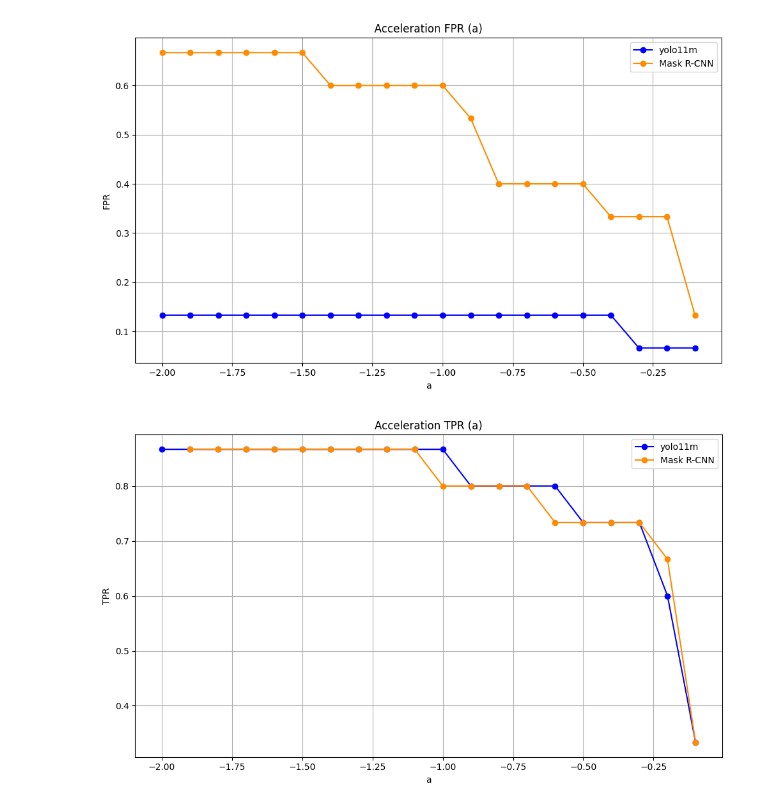
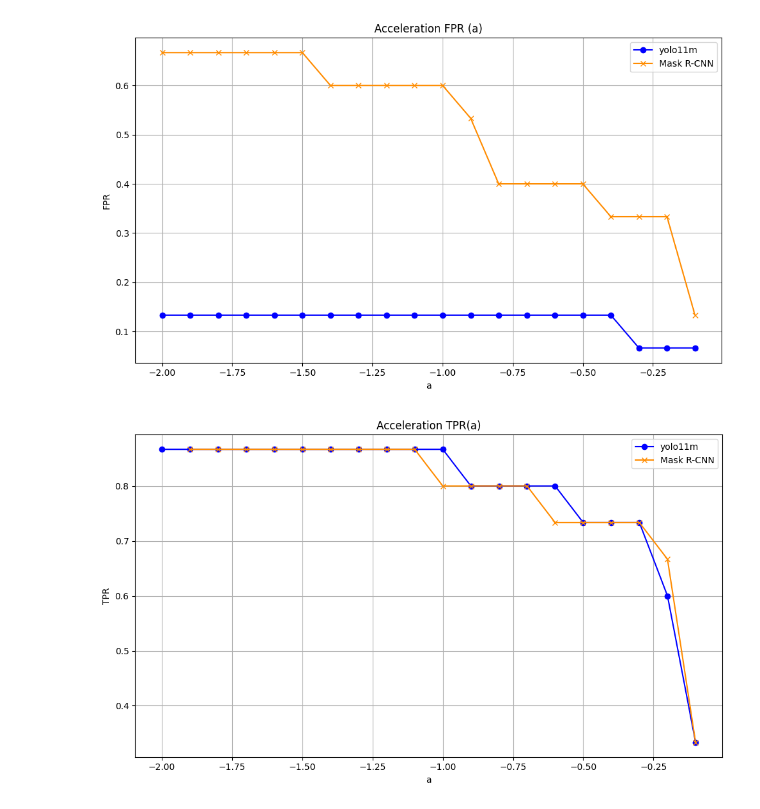
Before and after one commit to TomaszFilip/MasterThesis, a Jupyter notebook: plot.ipynb, the cells around one changed output. Saved outputs shown, nothing was run; the diff lists cells and outputs as text; code cells hidden in the pictures.

```diff
--- a/plot.ipynb
+++ b/plot.ipynb
@@ -45,35 +45,35 @@ df = pd.read_csv('accident_yolo.csv')  # Replace with your actual file path
 
 # Compute FPR
 df['TPR'] = df['accident_count'] / df['total_count']
 df['A'] = df['A'] / 10
 
 # Plot FPR vs A
 plt.figure(figsize=(10, 6))
 plt.plot(df['A'], df['TPR'], label='yolo11m', color='blue', marker='o')
 
 # Load CSV
 df = pd.read_csv('accident_maskrcnn.csv')  # Replace with your actual file path
 
 # Compute FPR
 df['TPR'] = df['accident_count'] / df['total_count']
 df['A'] = df['A'] / 10
 
-plt.plot(df['A'], df['TPR'], label='Mask R-CNN', color='darkorange', marker='o')
+plt.plot(df['A'], df['TPR'], label='Mask R-CNN', color='darkorange', marker='x')
 
 # Plot formatting
 plt.xlabel('a')
 plt.ylabel('TPR')
-plt.title('Acceleration TPR (a)')
+plt.title('Acceleration TPR(a)')
 plt.grid(True)
 plt.legend()
 plt.tight_layout()
 
 # Save plot
 plt.savefig('tpr_plot_yolo.png', dpi=300)  # Saves the figure as 'fpr_plot.png'
 
 # Show plot
 plt.show()
 # %% [output]
-[figure, old version]
+[figure, new version]
 # %%
 # Load CSV
```
Also changed, not shown: parts of 4 cells of this notebook, 8 other files.
